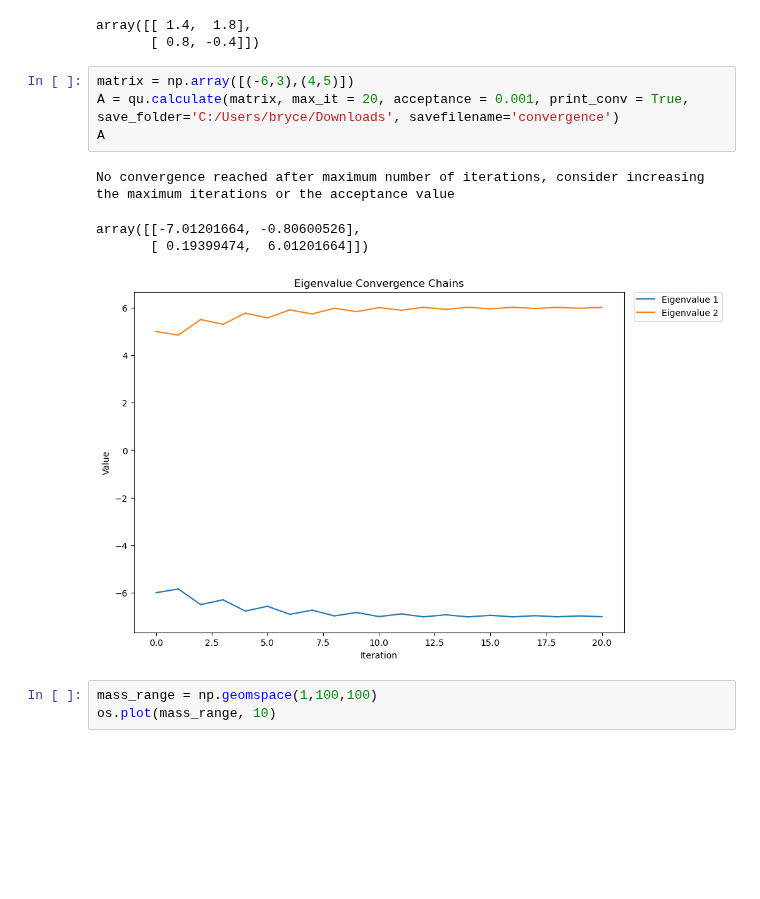
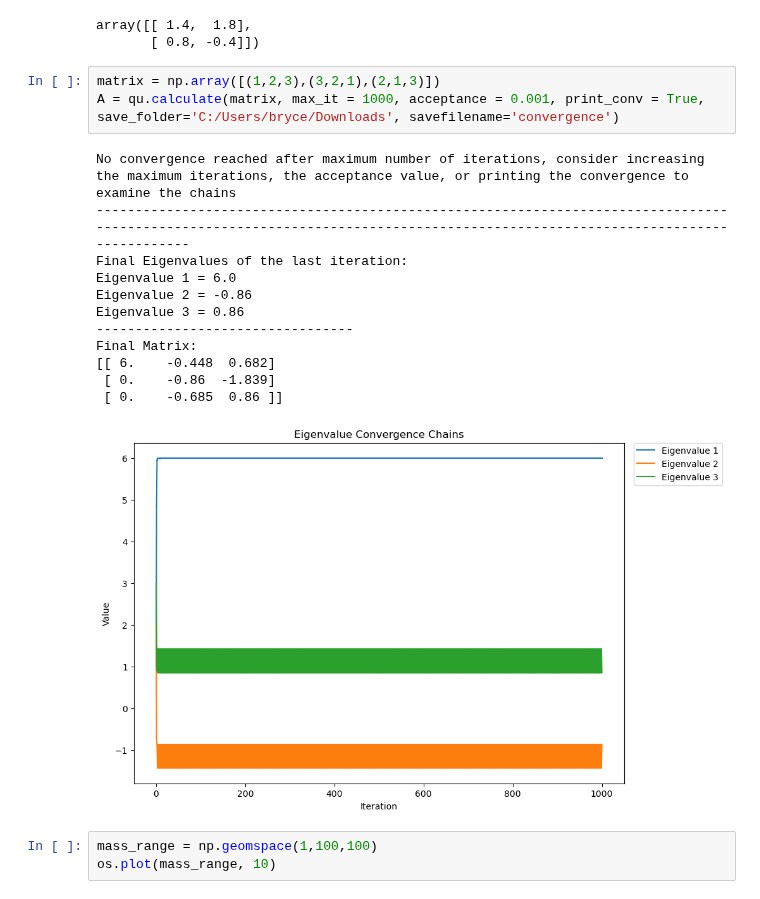
Before and after one commit to BryceDixon/Computational, a Jupyter notebook: Test1.ipynb, the cells around one changed output. Drawn from its saved outputs; the diff is of its cells as text; blank space fills up the shorter version.

```diff
--- a/Test1.ipynb
+++ b/Test1.ipynb
@@ -36,14 +36,21 @@ A
 array([[ 1.4,  1.8],
        [ 0.8, -0.4]])
 # %%
-matrix = np.array([(-6,3),(4,5)])
-A = qu.calculate(matrix, max_it = 20, acceptance = 0.001, print_conv = True, save_folder='C:/Users/bryce/Downloads', savefilename='convergence')
-A
+matrix = np.array([(1,2,3),(3,2,1),(2,1,3)])
+A = qu.calculate(matrix, max_it = 1000, acceptance = 0.001, print_conv = True, save_folder='C:/Users/bryce/Downloads', savefilename='convergence')
 # %% [output]
-No convergence reached after maximum number of iterations, consider increasing the maximum iterations or the acceptance value
+No convergence reached after maximum number of iterations, consider increasing the maximum iterations, the acceptance value, or printing the convergence to examine the chains
+------------------------------------------------------------------------------------------------------------------------------------------------------------------------------
+Final Eigenvalues of the last iteration:
+Eigenvalue 1 = 6.0
+Eigenvalue 2 = -0.86
+Eigenvalue 3 = 0.86
+---------------------------------
+Final Matrix:
+[[ 6.    -0.448  0.682]
+ [ 0.    -0.86  -1.839]
+ [ 0.    -0.685  0.86 ]]
-array([[-7.01201664, -0.80600526],
-       [ 0.19399474,  6.01201664]])
-[figure, old version]
+[figure, new version]
 # %%
 mass_range = np.geomspace(1,100,100)
 os.plot(mass_range, 10)
```
